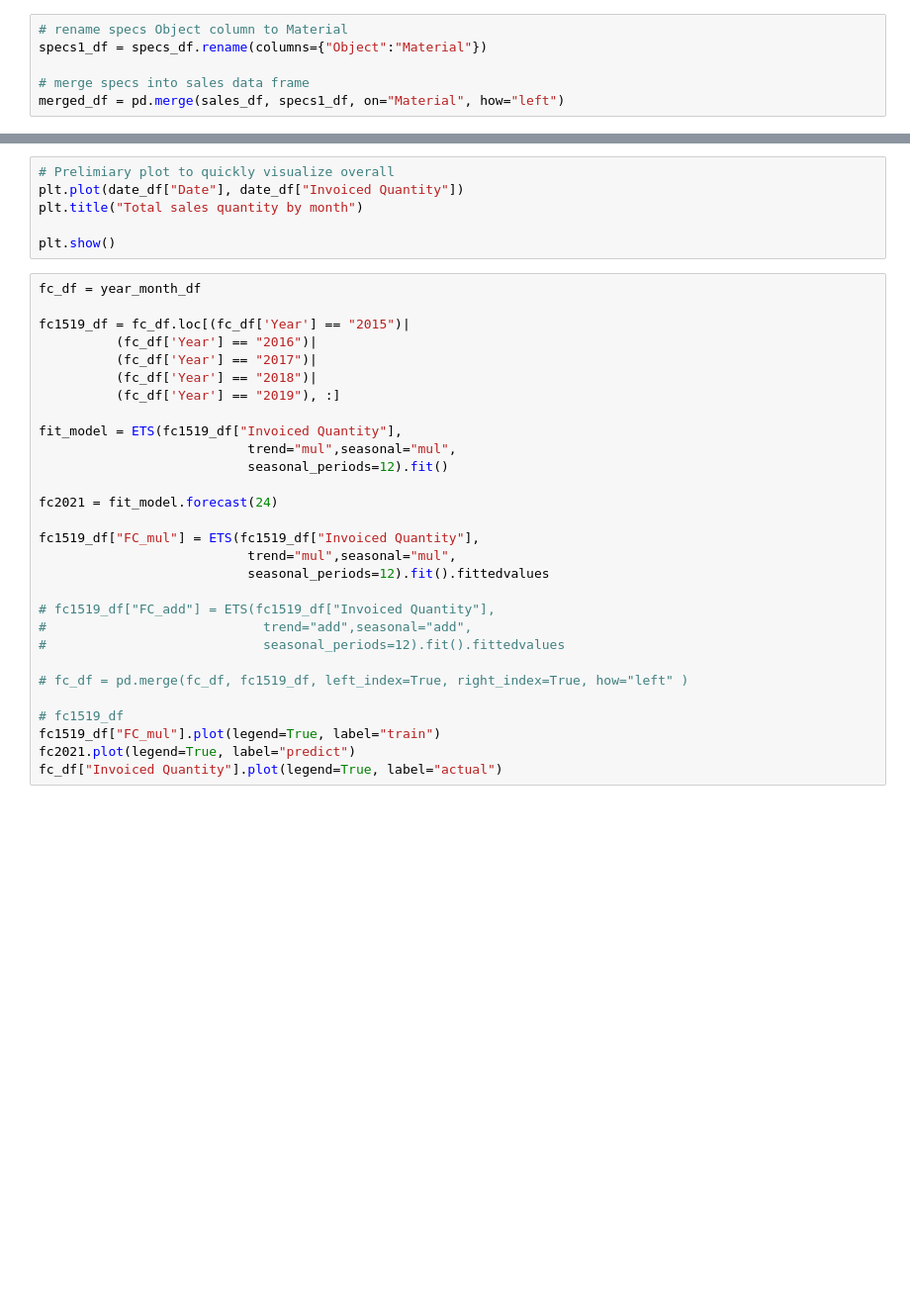
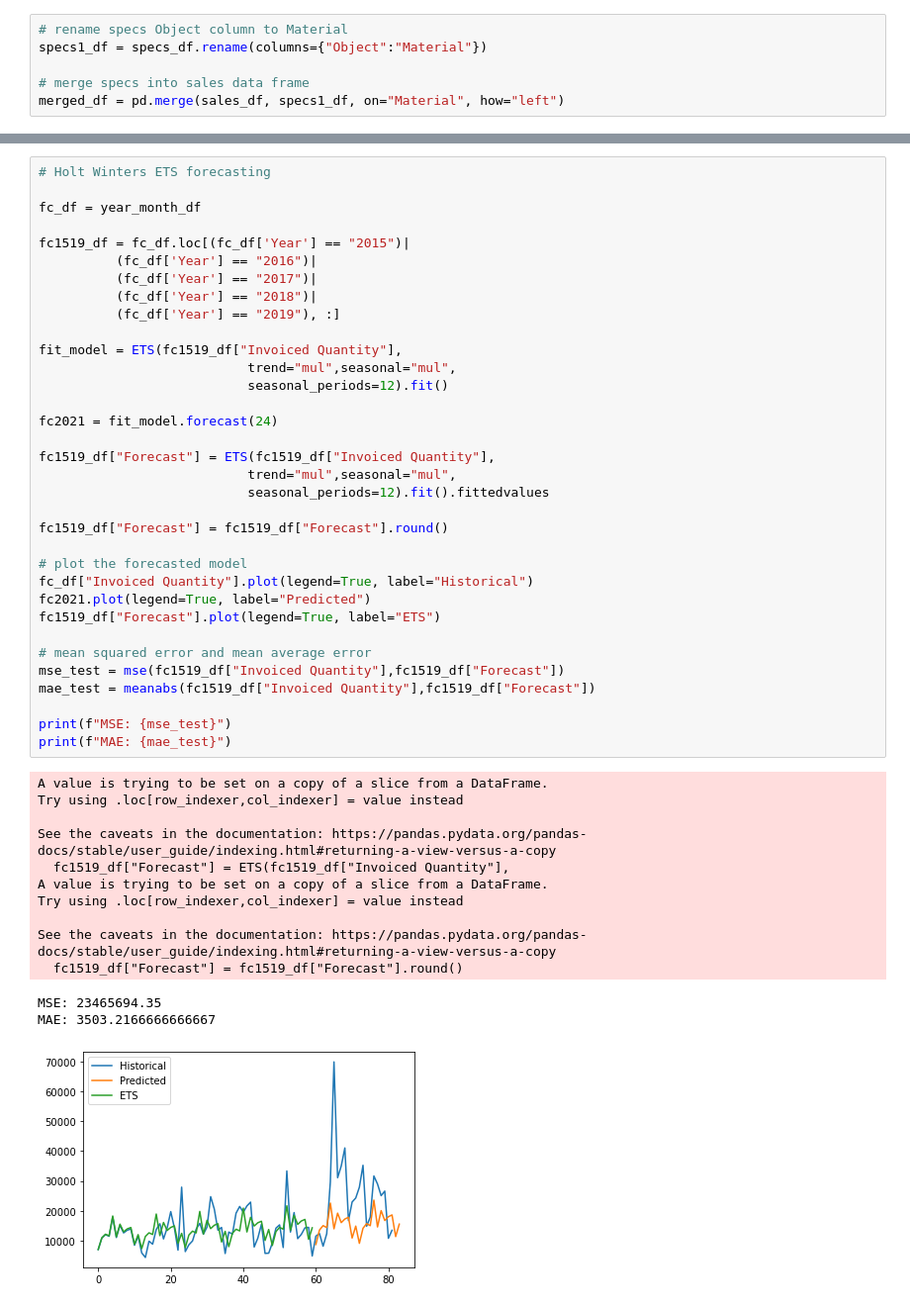
Before and after one commit to 2Delta/GT-Coding-Boot-Camp_Project-1, a Jupyter notebook: Project_01_BicycleSales_01.ipynb, the cells around one changed output, grey strips where cells are left out. Shown at 99% size. Cells and saved outputs as stored; diff of their text form; blank space fills up the shorter version.

Commit message:
forecast stuff

```diff
--- a/Project_01_BicycleSales_01.ipynb
+++ b/Project_01_BicycleSales_01.ipynb
@@ -67,35 +103,48 @@ year_month_df
-# %%
-# Prelimiary plot to quickly visualize overall
-plt.plot(date_df["Date"], date_df["Invoiced Quantity"])
-plt.title("Total sales quantity by month")
-
-plt.show()
 # %%
+# Holt Winters ETS forecasting
+
 fc_df = year_month_df
 
 fc1519_df = fc_df.loc[(fc_df['Year'] == "2015")|
           (fc_df['Year'] == "2016")|
           (fc_df['Year'] == "2017")|
           (fc_df['Year'] == "2018")|
           (fc_df['Year'] == "2019"), :]
 
 fit_model = ETS(fc1519_df["Invoiced Quantity"],
                            trend="mul",seasonal="mul",
                            seasonal_periods=12).fit()
 
 fc2021 = fit_model.forecast(24)
 
-fc1519_df["FC_mul"] = ETS(fc1519_df["Invoiced Quantity"],
+fc1519_df["Forecast"] = ETS(fc1519_df["Invoiced Quantity"],
                            trend="mul",seasonal="mul",
                            seasonal_periods=12).fit().fittedvalues
 
-# fc1519_df["FC_add"] = ETS(fc1519_df["Invoiced Quantity"],
-#                            trend="add",seasonal="add",
-#                            seasonal_periods=12).fit().fittedvalues
+fc1519_df["Forecast"] = fc1519_df["Forecast"].round()
 
-# fc_df = pd.merge(fc_df, fc1519_df, left_index=True, right_index=True, how="left" )
+# plot the forecasted model
+fc_df["Invoiced Quantity"].plot(legend=True, label="Historical")
+fc2021.plot(legend=True, label="Predicted")
+fc1519_df["Forecast"].plot(legend=True, label="ETS")
 
-# fc1519_df
-fc1519_df["FC_mul"].plot(legend=True, label="train")
-fc2021.plot(legend=True, label="predict")
-fc_df["Invoiced Quantity"].plot(legend=True, label="actual")
+# mean squared error and mean average error
+mse_test = mse(fc1519_df["Invoiced Quantity"],fc1519_df["Forecast"])
+mae_test = meanabs(fc1519_df["Invoiced Quantity"],fc1519_df["Forecast"])
+
+print(f"MSE: {mse_test}")
+print(f"MAE: {mae_test}")
+# %% [output]
+A value is trying to be set on a copy of a slice from a DataFrame.
+Try using .loc[row_indexer,col_indexer] = value instead
+
+See the caveats in the documentation: https://pandas.pydata.org/pandas-docs/stable/user_guide/indexing.html#returning-a-view-versus-a-copy
+  fc1519_df["Forecast"] = ETS(fc1519_df["Invoiced Quantity"],
+A value is trying to be set on a copy of a slice from a DataFrame.
+Try using .loc[row_indexer,col_indexer] = value instead
+
+See the caveats in the documentation: https://pandas.pydata.org/pandas-docs/stable/user_guide/indexing.html#returning-a-view-versus-a-copy
+  fc1519_df["Forecast"] = fc1519_df["Forecast"].round()
+MSE: 23465694.35
+MAE: 3503.2166666666667
+[figure, added]
```
Also changed, not shown: parts of 19 cells of this notebook.
